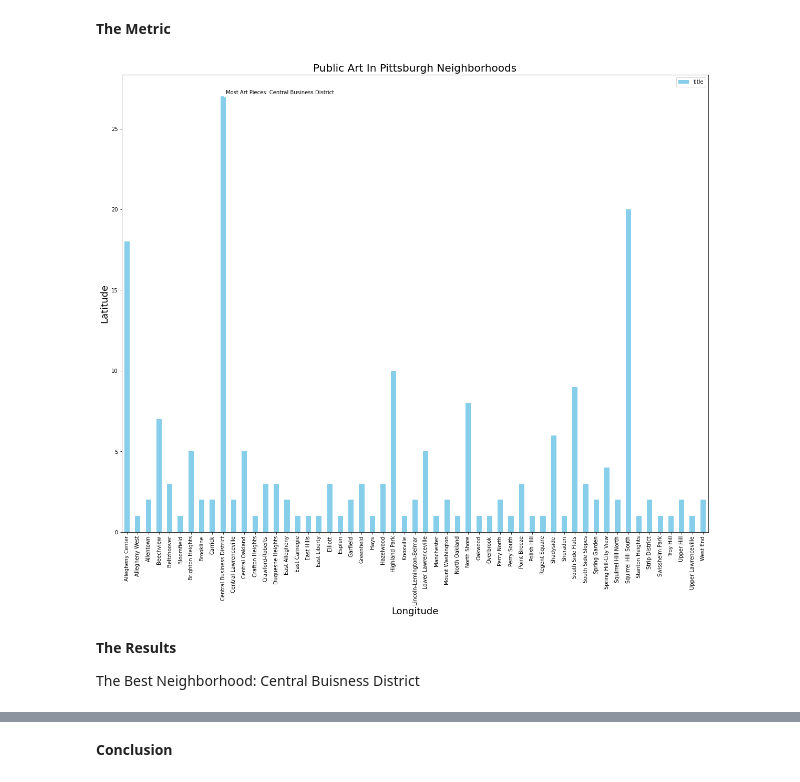
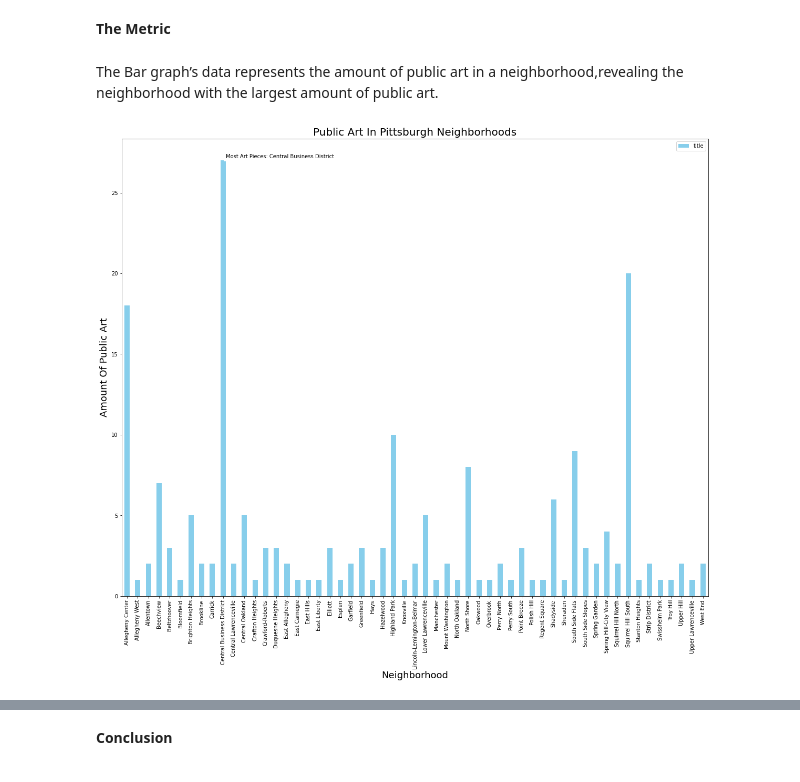
Before and after one commit to Jeanan3/CS-Final-Project, a Jupyter notebook: Jeanansoga.ipynb, the cells around one changed output, grey strips where cells are left out. Saved outputs shown, nothing was run; the diff lists cells and outputs as text; code cells hidden in the pictures.

```diff
--- a/Jeanansoga.ipynb
+++ b/Jeanansoga.ipynb
@@ -6,32 +6,30 @@ When going about how to determine the best neighborhood in Pittsburgh, taking in
 I choose to look into the public art in each neighborhood determining the greater amount of public art in a neighborhood would determine a neighborhood's “greatness.” I decided to measure by the metrics of the amount of public art because one of my favorite cities in Marseille, France is known for their public street art.
 # %% [markdown]
 **The Metric**
+# %% [markdown]
+The Bar graph’s data represents the amount of public art in a neighborhood,revealing the neighborhood with the largest amount of public art.
 # %%
 import pandas as pd
 import geopandas as gpd
 %matplotlib inline
 import matplotlib.pyplot as plt
 
 pitt_public_art = pd.read_csv("Pittsburgh_Public_Art.csv")
 city_art = pitt_public_art.groupby('neighborhood')['title'].count().reset_index()
 
 most_neighbor = city_art.loc[city_art['title'].idxmax()]
 
 
 fig, ax = plt.subplots(figsize=(20,16))
 city_art.plot(kind='bar', x='neighborhood', y='title', ax=ax, color='skyblue')
 
 ax.annotate(f'Most Art Pieces: {most_neighbor["neighborhood"]}', xy=(most_neighbor.name, most_neighbor['title']), xytext=(5,5), textcoords='offset points', backgroundcolor='white')
 
 
 ax.set_title("Public Art In Pittsburgh Neighborhoods", fontsize=20)
-ax.set_xlabel("Longitude", fontsize=18)
-ax.set_ylabel("Latitude", fontsize=18)
+ax.set_xlabel("Neighborhood", fontsize=18)
+ax.set_ylabel("Amount Of Public Art", fontsize=18)
 
 plt.show()
 # %% [output]
-[figure, old version]
+[figure, new version]
-# %% [markdown]
-**The Results**
-
-The Best Neighborhood: Central Buisness District
```
Also changed, not shown: parts of 2 cells of this notebook, 2 other files.
